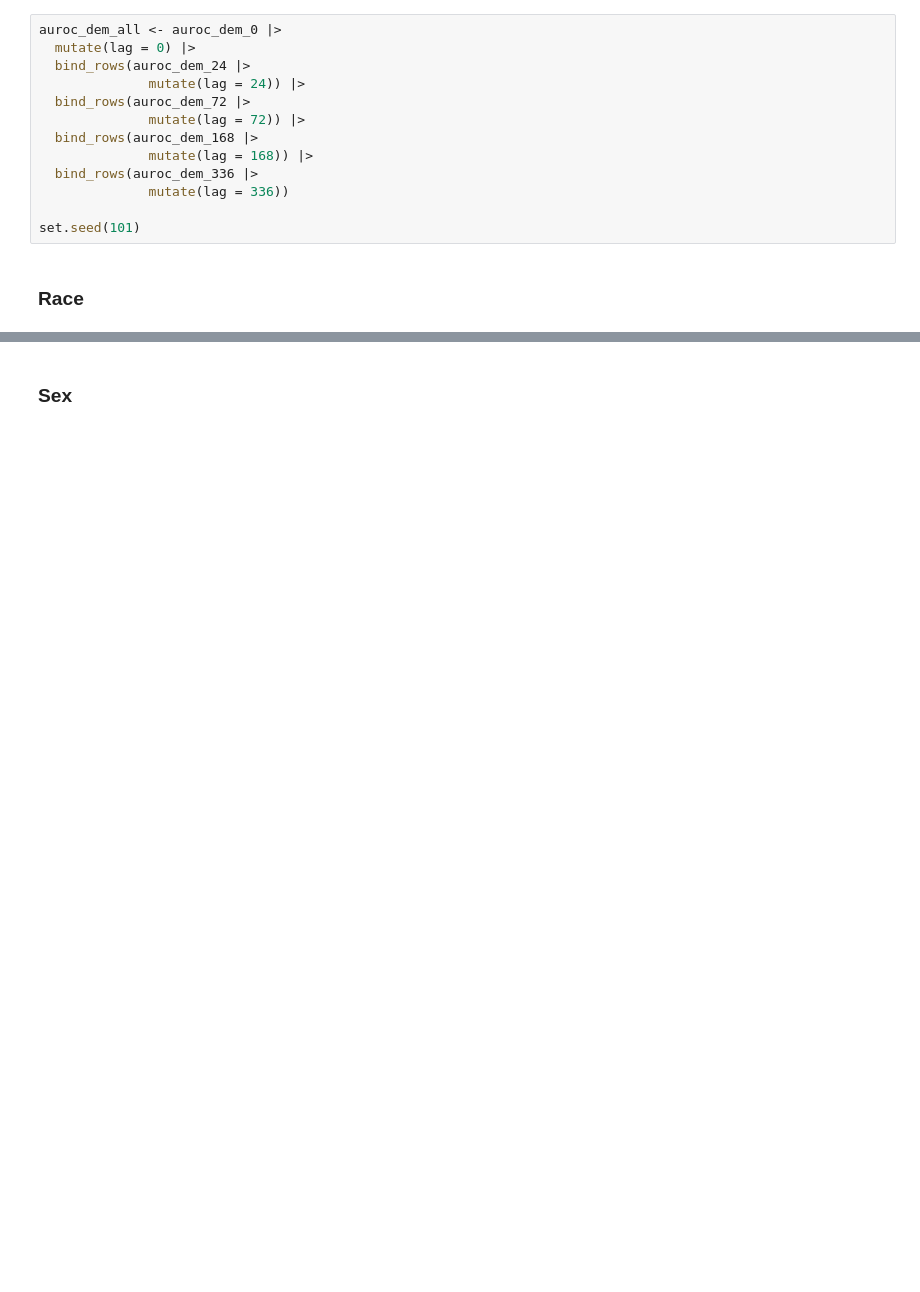
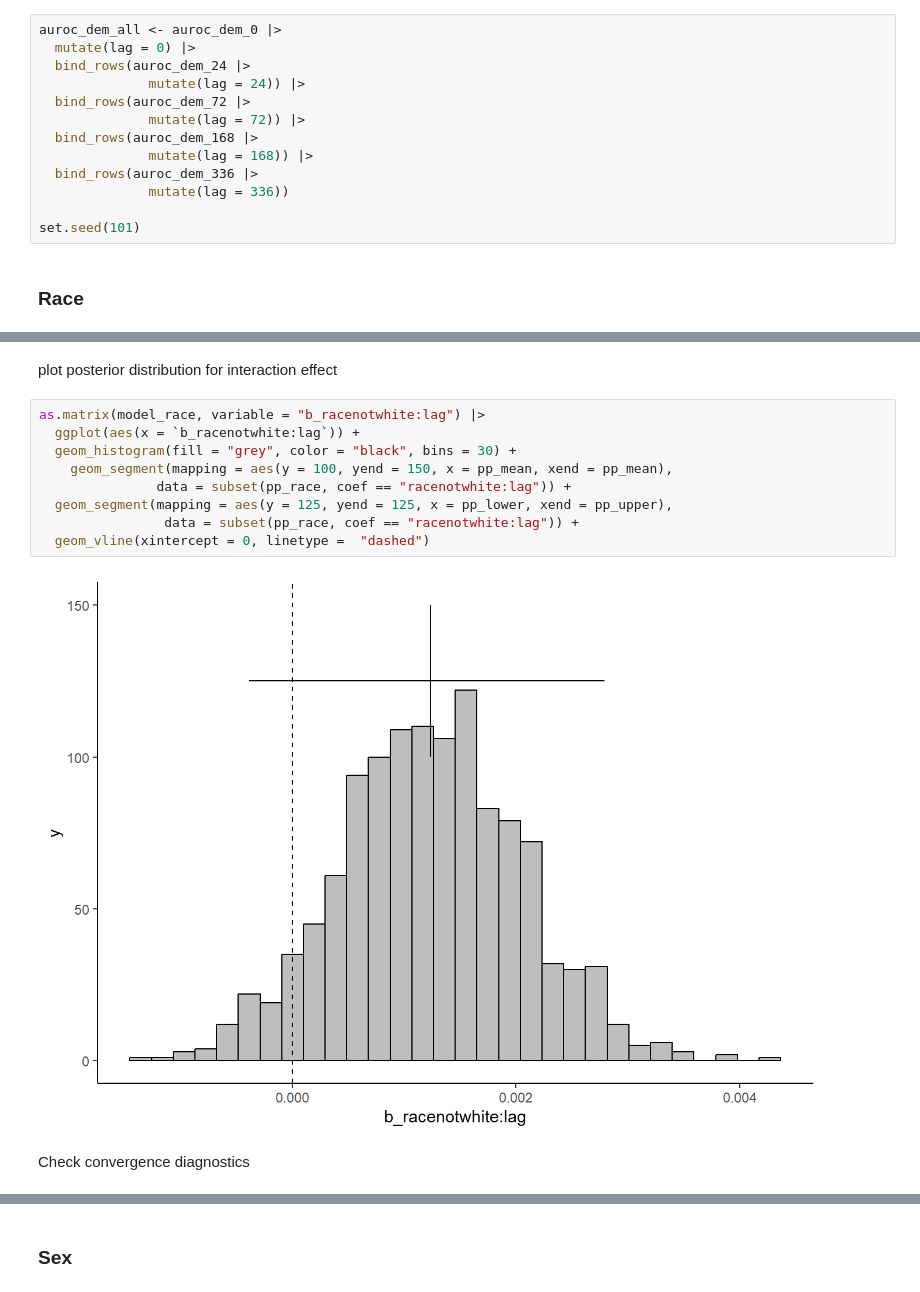
Before and after one commit to KendraPaquette/study_lag, a Jupyter notebook: notebooks/ana_time_subgroup.embed.ipynb, the cells around one changed output, grey strips where cells are left out. Cells and saved outputs as stored; diff of their text form; blank space fills up the shorter version.

```diff
--- a/notebooks/ana_time_subgroup.embed.ipynb
+++ b/notebooks/ana_time_subgroup.embed.ipynb
@@ -151,3 +189,18 @@ scale reduction factor on split chains (at convergence, Rhat = 1).
+# %% [markdown]
+plot posterior distribution for interaction effect
+# %%
+as.matrix(model_race, variable = "b_racenotwhite:lag") |>
+  ggplot(aes(x = `b_racenotwhite:lag`)) +
+  geom_histogram(fill = "grey", color = "black", bins = 30) +
+    geom_segment(mapping = aes(y = 100, yend = 150, x = pp_mean, xend = pp_mean),
+               data = subset(pp_race, coef == "racenotwhite:lag")) +
+  geom_segment(mapping = aes(y = 125, yend = 125, x = pp_lower, xend = pp_upper),
+                data = subset(pp_race, coef == "racenotwhite:lag")) +
+  geom_vline(xintercept = 0, linetype =  "dashed")
+# %% [output]
+[figure, added]
+# %% [markdown]
+Check convergence diagnostics
 # %%
 bayesplot::mcmc_trace(model_race, pars = c("b_Intercept", "b_racenotwhite", "b_lag", "b_racenotwhite:lag"))
 # %% [output]
```
Also changed, not shown: parts of 34 cells of this notebook, 13 other files.
